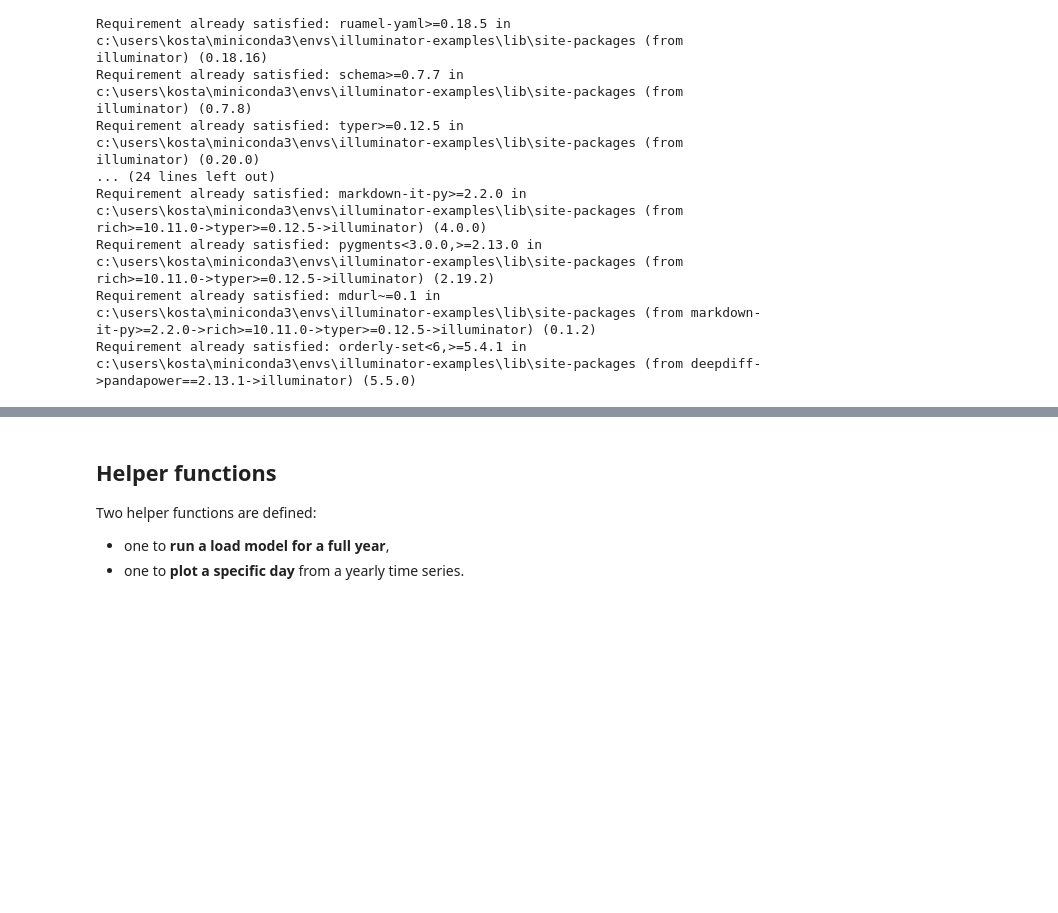
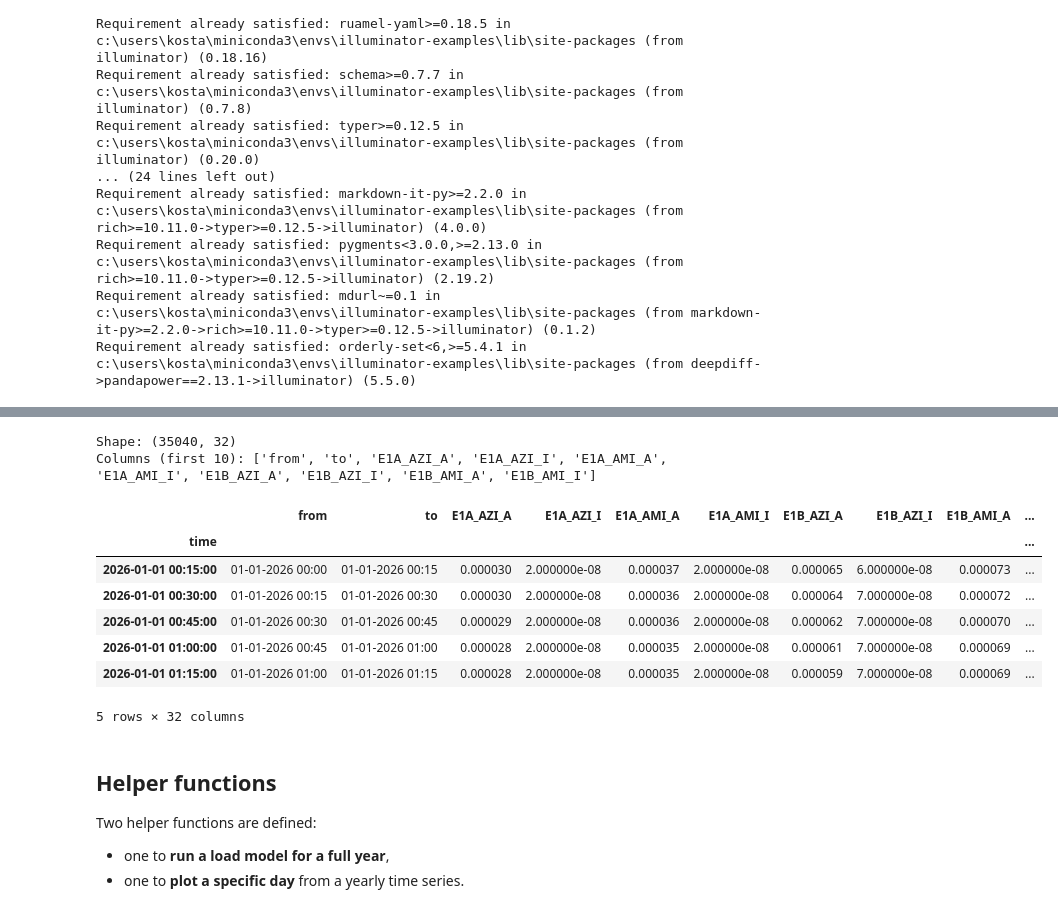
Before and after one commit to Dialectiek/policy-tool-slice, a Jupyter notebook: Alkmaar_load_profiles/alkmaar_load_profiles.ipynb, the cells around one changed output, grey strips where cells are left out. Saved outputs shown, nothing was run; the diff lists cells and outputs as text; code cells hidden in the pictures; blank space fills up the shorter version.

Commit message:
feat: extend Alkmaar load profile logic and add consumption data based on energy label and surface area

```diff
--- a/Alkmaar_load_profiles/alkmaar_load_profiles.ipynb
+++ b/Alkmaar_load_profiles/alkmaar_load_profiles.ipynb
@@ -93,3 +104,22 @@ Index(['from', 'to', 'E1A_AZI_A', 'E1A_AZI_I', 'E1A_AMI_A', 'E1A_AMI_I',
+# %%
+slp_path = Path("data") / "Standaardprofielen elektriciteit 2026 versie 1.00.csv"
+
+slp_df = read_dutch_slp_csv(slp_path)
+
+print("Shape:", slp_df.shape)
+print("Columns (first 10):", list(slp_df.columns[:10]))
+slp_df.head()
+# %% [output]
+Shape: (35040, 32)
+Columns (first 10): ['from', 'to', 'E1A_AZI_A', 'E1A_AZI_I', 'E1A_AMI_A', 'E1A_AMI_I', 'E1B_AZI_A', 'E1B_AZI_I', 'E1B_AMI_A', 'E1B_AMI_I']
+|  | from | to | E1A_AZI_A | E1A_AZI_I | E1A_AMI_A | E1A_AMI_I | E1B_AZI_A | E1B_AZI_I | E1B_AMI_A | ... |
+| time |  |  |  |  |  |  |  |  |  | ... |
+| 2026-01-01 00:15:00 | 01-01-2026 00:00 | 01-01-2026 00:15 | 0.000030 | 2.000000e-08 | 0.000037 | 2.000000e-08 | 0.000065 | 6.000000e-08 | 0.000073 | ... |
+| 2026-01-01 00:30:00 | 01-01-2026 00:15 | 01-01-2026 00:30 | 0.000030 | 2.000000e-08 | 0.000036 | 2.000000e-08 | 0.000064 | 7.000000e-08 | 0.000072 | ... |
+| 2026-01-01 00:45:00 | 01-01-2026 00:30 | 01-01-2026 00:45 | 0.000029 | 2.000000e-08 | 0.000036 | 2.000000e-08 | 0.000062 | 7.000000e-08 | 0.000070 | ... |
+| 2026-01-01 01:00:00 | 01-01-2026 00:45 | 01-01-2026 01:00 | 0.000028 | 2.000000e-08 | 0.000035 | 2.000000e-08 | 0.000061 | 7.000000e-08 | 0.000069 | ... |
+| 2026-01-01 01:15:00 | 01-01-2026 01:00 | 01-01-2026 01:15 | 0.000028 | 2.000000e-08 | 0.000035 | 2.000000e-08 | 0.000059 | 7.000000e-08 | 0.000069 | ... |
+5 rows × 32 columns
 # %% [markdown]
 ## Helper functions
 
```
Also changed, not shown: parts of 32 cells of this notebook, 4 other files.
